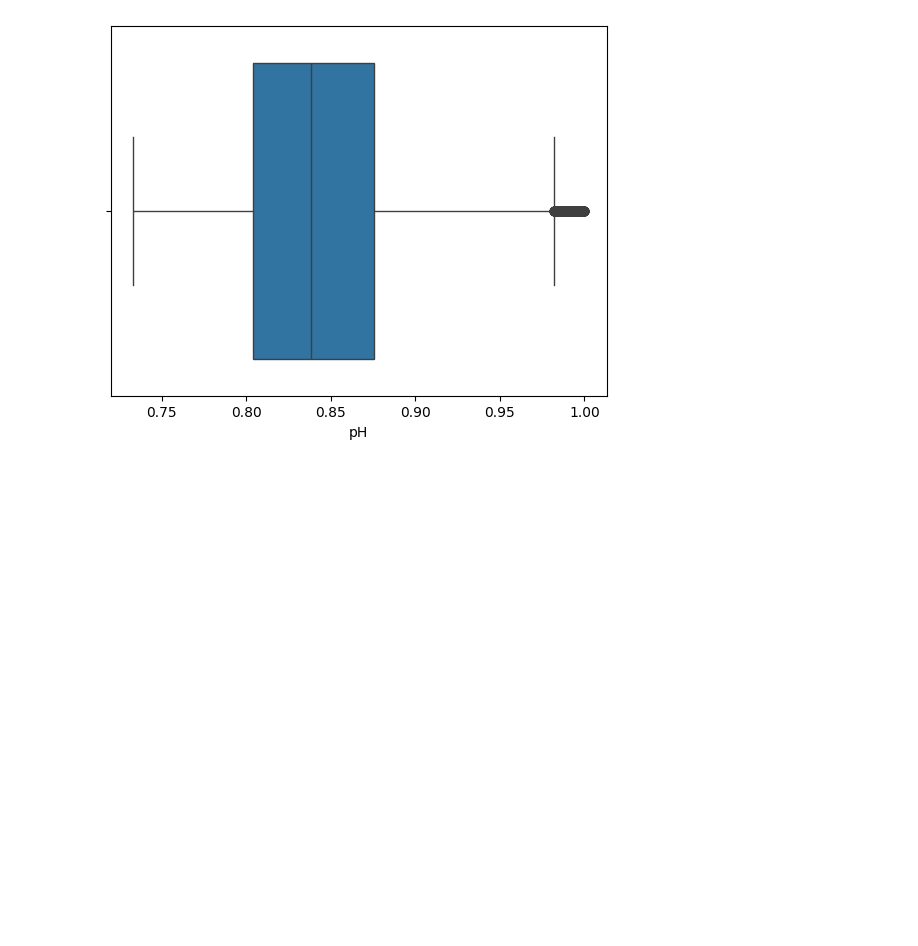
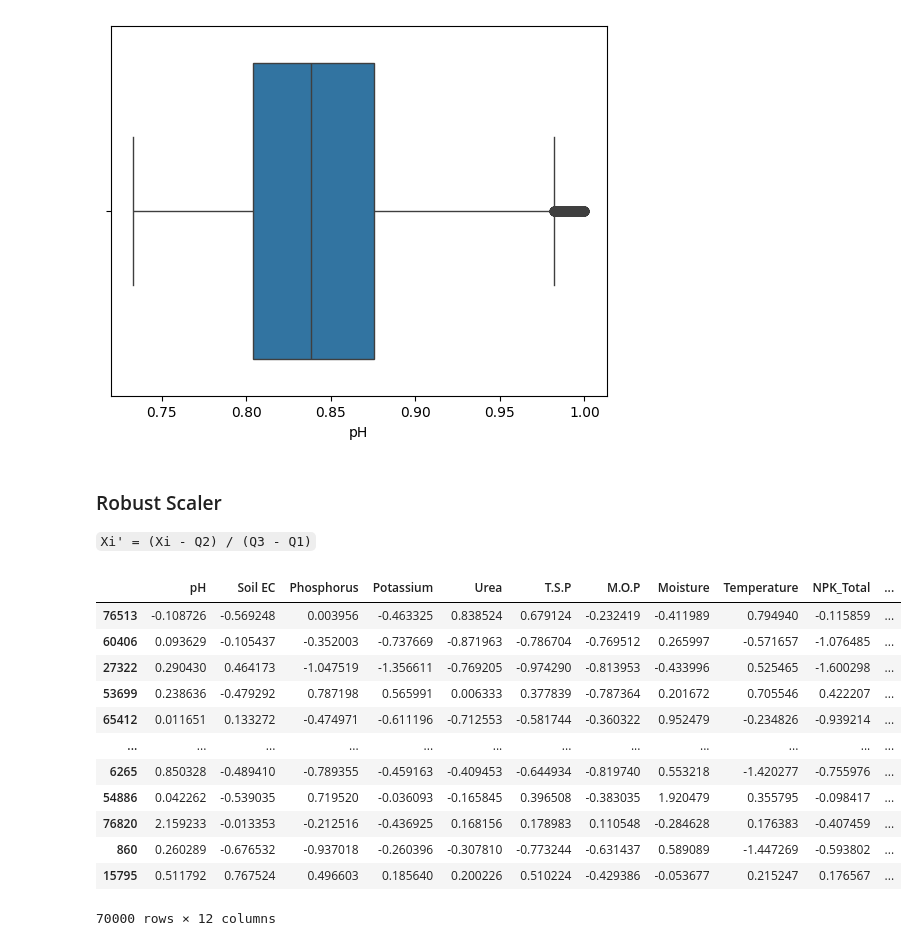
Before and after one commit to KryptoVader/DataScience_Journey, a Jupyter notebook: Analysis/Day2.ipynb, the cells around one changed output. Saved outputs shown, nothing was run; the diff lists cells and outputs as text; code cells hidden in the pictures; blank space fills up the shorter version.

```diff
--- a/Analysis/Day2.ipynb
+++ b/Analysis/Day2.ipynb
@@ -555,3 +555,24 @@ sns.boxplot(data = X_train_scaled, x = 'pH')
 plt.show()
 # %% [output]
 [figure]
+# %% [markdown]
+### Robust Scaler
+
+` Xi' = (Xi - Q2) / (Q3 - Q1) `
+# %%
+X_train_scaled_manual = (X_train - X_train.quantile(0.50)) / (X_train.quantile(0.75) - X_train.quantile(0.25))
+X_train_scaled_manual
+# %% [output]
+|  | pH | Soil EC | Phosphorus | Potassium | Urea | T.S.P | M.O.P | Moisture | Temperature | NPK_Total | ... |
+| 76513 | -0.108726 | -0.569248 | 0.003956 | -0.463325 | 0.838524 | 0.679124 | -0.232419 | -0.411989 | 0.794940 | -0.115859 | ... |
+| 60406 | 0.093629 | -0.105437 | -0.352003 | -0.737669 | -0.871963 | -0.786704 | -0.769512 | 0.265997 | -0.571657 | -1.076485 | ... |
+| 27322 | 0.290430 | 0.464173 | -1.047519 | -1.356611 | -0.769205 | -0.974290 | -0.813953 | -0.433996 | 0.525465 | -1.600298 | ... |
+| 53699 | 0.238636 | -0.479292 | 0.787198 | 0.565991 | 0.006333 | 0.377839 | -0.787364 | 0.201672 | 0.705546 | 0.422207 | ... |
+| 65412 | 0.011651 | 0.133272 | -0.474971 | -0.611196 | -0.712553 | -0.581744 | -0.360322 | 0.952479 | -0.234826 | -0.939214 | ... |
+| ... | ... | ... | ... | ... | ... | ... | ... | ... | ... | ... | ... |
+| 6265 | 0.850328 | -0.489410 | -0.789355 | -0.459163 | -0.409453 | -0.644934 | -0.819740 | 0.553218 | -1.420277 | -0.755976 | ... |
+| 54886 | 0.042262 | -0.539035 | 0.719520 | -0.036093 | -0.165845 | 0.396508 | -0.383035 | 1.920479 | 0.355795 | -0.098417 | ... |
+| 76820 | 2.159233 | -0.013353 | -0.212516 | -0.436925 | 0.168156 | 0.178983 | 0.110548 | -0.284628 | 0.176383 | -0.407459 | ... |
+| 860 | 0.260289 | -0.676532 | -0.937018 | -0.260396 | -0.307810 | -0.773244 | -0.631437 | 0.589089 | -1.447269 | -0.593802 | ... |
+| 15795 | 0.511792 | 0.767524 | 0.496603 | 0.185640 | 0.200226 | 0.510224 | -0.429386 | -0.053677 | 0.215247 | 0.176567 | ... |
+70000 rows × 12 columns
```
Also changed, not shown: parts of 6 cells of this notebook.
